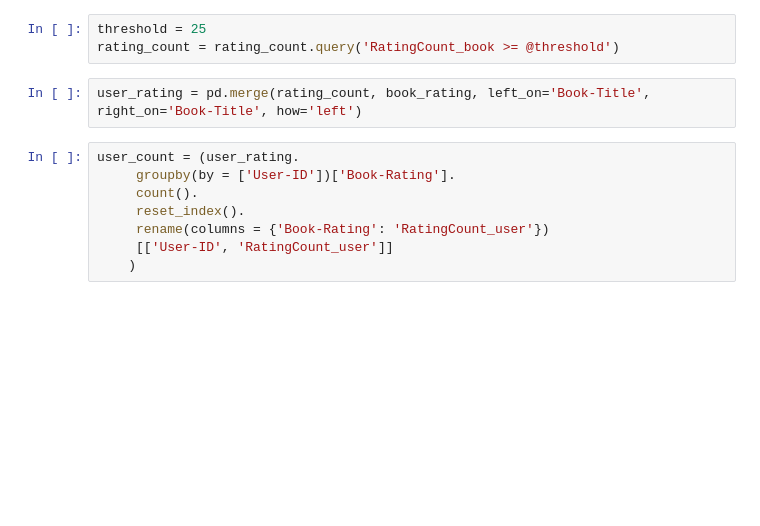
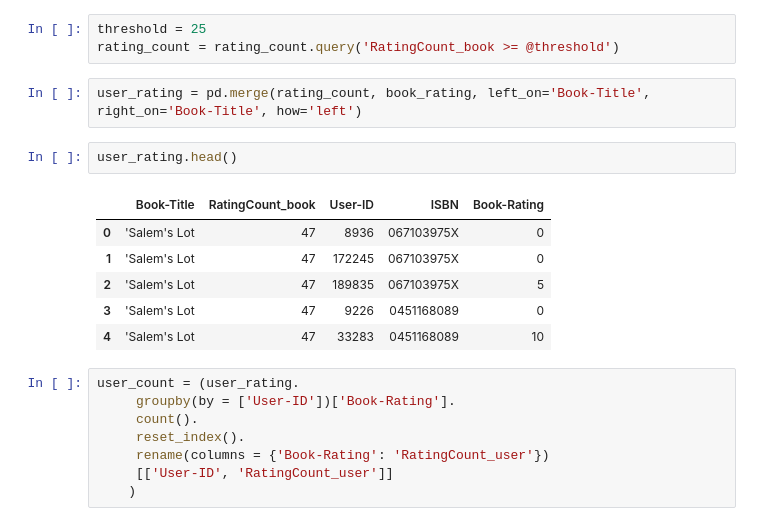
Before and after one commit to ZCW-Data2-2/FinalProject, a Jupyter notebook: samplecase/sample2.ipynb, the cells around one changed output. Saved outputs shown, nothing was run; the diff lists cells and outputs as text; blank space fills up the shorter version.

```diff
--- a/samplecase/sample2.ipynb
+++ b/samplecase/sample2.ipynb
@@ -40,6 +88,15 @@ threshold = 25
 rating_count = rating_count.query('RatingCount_book >= @threshold')
 # %%
 user_rating = pd.merge(rating_count, book_rating, left_on='Book-Title', right_on='Book-Title', how='left')
+# %%
+user_rating.head()
+# %% [output]
+|  | Book-Title | RatingCount_book | User-ID | ISBN | Book-Rating |
+| 0 | 'Salem's Lot | 47 | 8936 | 067103975X | 0 |
+| 1 | 'Salem's Lot | 47 | 172245 | 067103975X | 0 |
+| 2 | 'Salem's Lot | 47 | 189835 | 067103975X | 5 |
+| 3 | 'Salem's Lot | 47 | 9226 | 0451168089 | 0 |
+| 4 | 'Salem's Lot | 47 | 33283 | 0451168089 | 10 |
 # %%
 user_count = (user_rating.
      groupby(by = ['User-ID'])['Book-Rating'].
```
Also changed, not shown: parts of 11 cells of this notebook, 5 other files.
